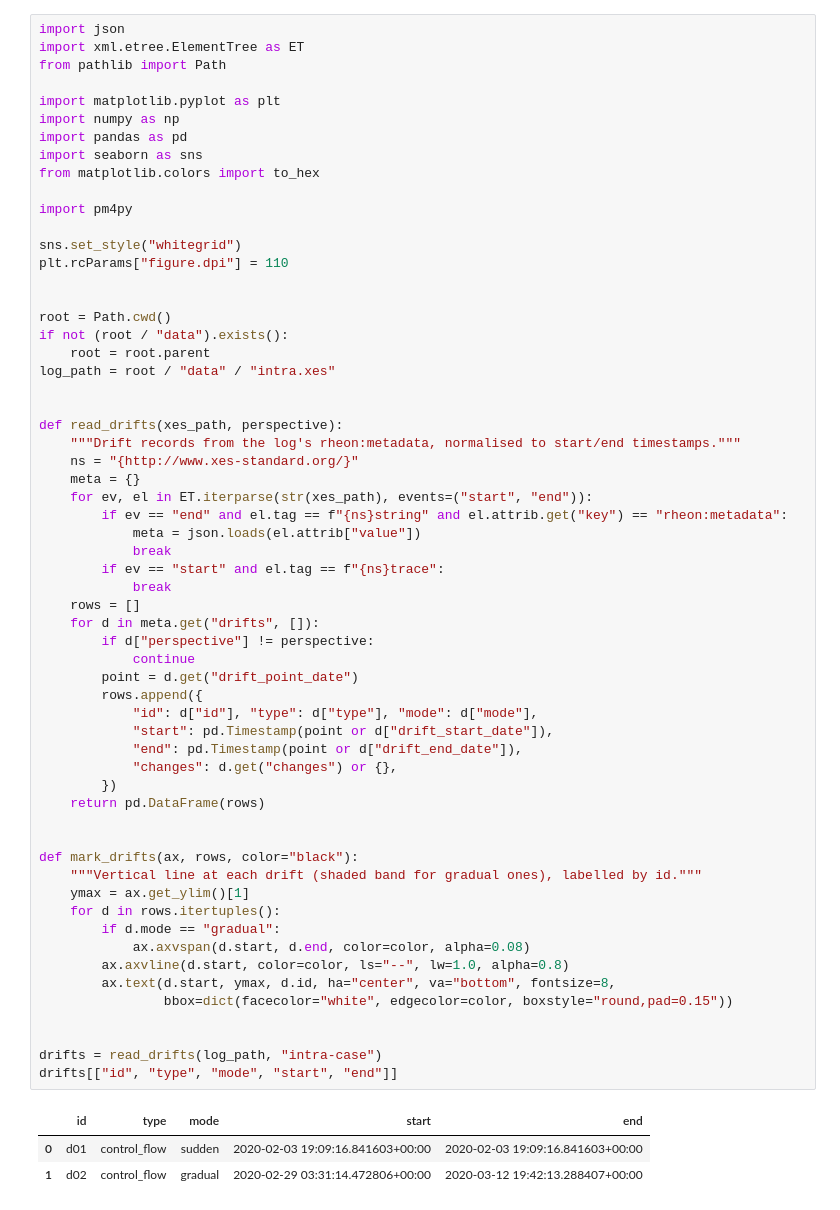
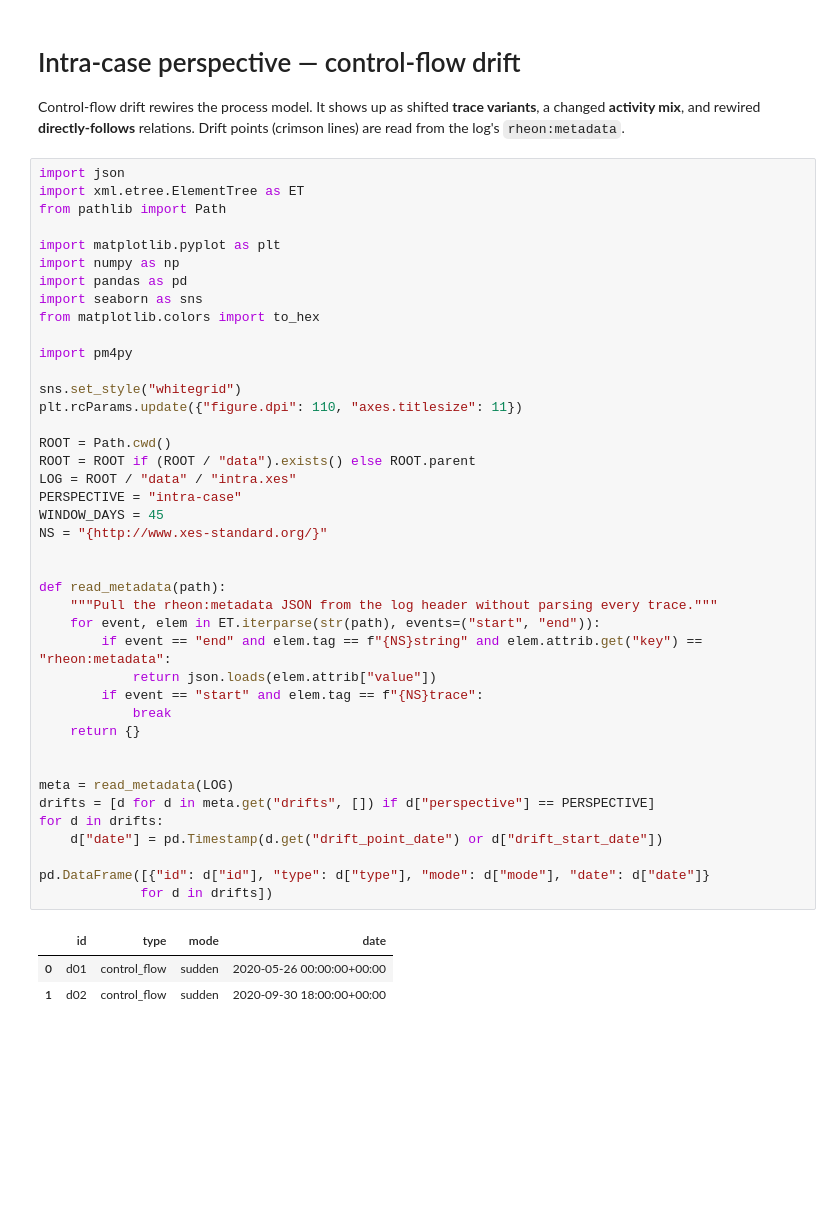
Before and after one commit to boraderen/thesis, a Jupyter notebook: notebooks/intra.ipynb, the cells around one changed output. Drawn from its saved outputs; the diff is of its cells as text; blank space fills up the shorter version.

```diff
--- a/notebooks/intra.ipynb
+++ b/notebooks/intra.ipynb
@@ -8,64 +1,49 @@ rewired, and the mix of trace variants shifts. Drift points are read from the lo
+# %% [markdown]
+# Intra-case perspective — control-flow drift
+
+Control-flow drift rewires the process model. It shows up as shifted **trace variants**, a changed **activity mix**, and rewired **directly-follows** relations. Drift points (crimson lines) are read from the log's `rheon:metadata`.
 # %%
 import json
 import xml.etree.ElementTree as ET
 from pathlib import Path
 
 import matplotlib.pyplot as plt
 import numpy as np
 import pandas as pd
 import seaborn as sns
 from matplotlib.colors import to_hex
 
 import pm4py
 
 sns.set_style("whitegrid")
-plt.rcParams["figure.dpi"] = 110
+plt.rcParams.update({"figure.dpi": 110, "axes.titlesize": 11})
+
+ROOT = Path.cwd()
+ROOT = ROOT if (ROOT / "data").exists() else ROOT.parent
+LOG = ROOT / "data" / "intra.xes"
+PERSPECTIVE = "intra-case"
+WINDOW_DAYS = 45
+NS = "{http://www.xes-standard.org/}"
 
 
-root = Path.cwd()
-if not (root / "data").exists():
-    root = root.parent
-log_path = root / "data" / "intra.xes"
+def read_metadata(path):
+    """Pull the rheon:metadata JSON from the log header without parsing every trace."""
+    for event, elem in ET.iterparse(str(path), events=("start", "end")):
+        if event == "end" and elem.tag == f"{NS}string" and elem.attrib.get("key") == "rheon:metadata":
+            return json.loads(elem.attrib["value"])
+        if event == "start" and elem.tag == f"{NS}trace":
+            break
+    return {}
 
 
-def read_drifts(xes_path, perspective):
-    """Drift records from the log's rheon:metadata, normalised to start/end timestamps."""
-    ns = "{http://www.xes-standard.org/}"
-    meta = {}
-    for ev, el in ET.iterparse(str(xes_path), events=("start", "end")):
-        if ev == "end" and el.tag == f"{ns}string" and el.attrib.get("key") == "rheon:metadata":
-            meta = json.loads(el.attrib["value"])
-            break
-        if ev == "start" and el.tag == f"{ns}trace":
-            break
-    rows = []
-    for d in meta.get("drifts", []):
-        if d["perspective"] != perspective:
-            continue
-        point = d.get("drift_point_date")
-        rows.append({
-            "id": d["id"], "type": d["type"], "mode": d["mode"],
-            "start": pd.Timestamp(point or d["drift_start_date"]),
-            "end": pd.Timestamp(point or d["drift_end_date"]),
-            "changes": d.get("changes") or {},
-        })
-    return pd.DataFrame(rows)
+meta = read_metadata(LOG)
+drifts = [d for d in meta.get("drifts", []) if d["perspective"] == PERSPECTIVE]
+for d in drifts:
+    d["date"] = pd.Timestamp(d.get("drift_point_date") or d["drift_start_date"])
 
-
-def mark_drifts(ax, rows, color="black"):
-    """Vertical line at each drift (shaded band for gradual ones), labelled by id."""
-    ymax = ax.get_ylim()[1]
-    for d in rows.itertuples():
-        if d.mode == "gradual":
-            ax.axvspan(d.start, d.end, color=color, alpha=0.08)
-        ax.axvline(d.start, color=color, ls="--", lw=1.0, alpha=0.8)
-        ax.text(d.start, ymax, d.id, ha="center", va="bottom", fontsize=8,
-                bbox=dict(facecolor="white", edgecolor=color, boxstyle="round,pad=0.15"))
-
-
-drifts = read_drifts(log_path, "intra-case")
-drifts[["id", "type", "mode", "start", "end"]]
+pd.DataFrame([{"id": d["id"], "type": d["type"], "mode": d["mode"], "date": d["date"]}
+             for d in drifts])
 # %% [output]
-|  | id | type | mode | start | end |
-| 0 | d01 | control_flow | sudden | 2020-02-03 19:09:16.841603+00:00 | 2020-02-03 19:09:16.841603+00:00 |
-| 1 | d02 | control_flow | gradual | 2020-02-29 03:31:14.472806+00:00 | 2020-03-12 19:42:13.288407+00:00 |
+|  | id | type | mode | date |
+| 0 | d01 | control_flow | sudden | 2020-05-26 00:00:00+00:00 |
+| 1 | d02 | control_flow | sudden | 2020-09-30 18:00:00+00:00 |
```
Also changed, not shown: parts of 18 cells of this notebook, 17 other files.
